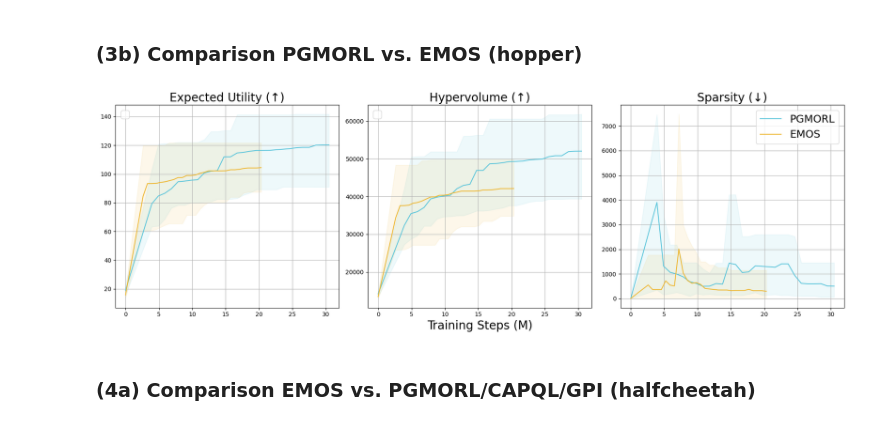
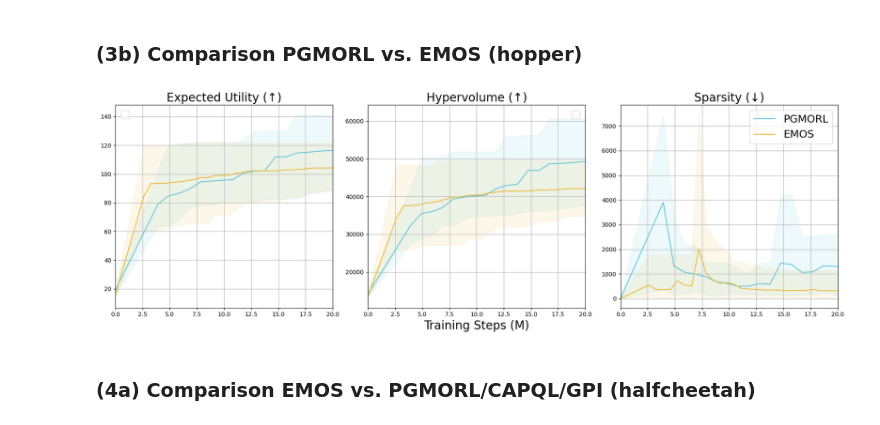
Before and after one commit to clarissakuemhof/masterthesis-public, a Jupyter notebook: export-data/export.ipynb, the cells around one changed output. Saved outputs shown, nothing was run; the diff lists cells and outputs as text; code cells hidden in the pictures.

```diff
--- a/export-data/export.ipynb
+++ b/export-data/export.ipynb
@@ -265,7 +265,7 @@ axes[2].legend()
 axes[2].grid(True)
 
 for ax in axes:
-    #ax.set_xlim(0, 20)
+    ax.set_xlim(0, 20)
     ax.set_xlabel(ax.get_xlabel(), fontdict={"fontsize": 20})
     ax.legend(prop={"size": 18})
     ax.grid(True)
@@ -326,35 +326,35 @@ axes[1].set_xlabel('Training Steps (M)', fontdict={"fontsize": 20})
 axes[1].legend()
 axes[1].grid(True)
 
 # Sparsity Plot (Right)
 axes[2].plot(df_sparsity_pgmorl["global_step"], df_sparsity_pgmorl["algo: PGMORL - eval/sparsity"], label='PGMORL', color='#5BC5DB')
 axes[2].fill_between(df_sparsity_pgmorl["global_step"],
                      df_sparsity_pgmorl["algo: PGMORL - eval/sparsity__MIN"],
                      df_sparsity_pgmorl["algo: PGMORL - eval/sparsity__MAX"],
                      color='#5BC5DB', alpha=0.1)
 
 axes[2].plot(df_sparsity_emos["global_step"], df_sparsity_emos["algo: EMOS - eval/sparsity"], label='EMOS', color='#EDB732')
 axes[2].fill_between(df_sparsity_emos["global_step"],
                      df_sparsity_emos["algo: EMOS - eval/sparsity__MIN"],
                      df_sparsity_emos["algo: EMOS - eval/sparsity__MAX"],
                      color='#EDB732', alpha=0.1)
 
 axes[2].set_title('Sparsity (↓)', fontdict={"fontsize": 20})
 axes[2].legend()
 axes[2].grid(True)
 
 for ax in axes:
-    #ax.set_xlim(0, 20)
+    ax.set_xlim(0, 20)
     ax.set_xlabel(ax.get_xlabel(), fontdict={"fontsize": 20})
     ax.legend(prop={"size": 18})
     ax.grid(True)
 
 plt.savefig("/Users/clarissakuemhof/Library/Mobile Documents/com~apple~CloudDocs/LMU/5. Semester/Masterarbeit/plots-thesis/pgmorl-emos-hopper.pdf", format="pdf", bbox_inches="tight")
 
 plt.tight_layout()
 plt.show()
 # %% [output]
-[figure, old version]
+[figure, new version]
 # %% [markdown]
 ### (4a) Comparison EMOS vs. PGMORL/CAPQL/GPI (halfcheetah)
 # %%
```
Also changed, not shown: parts of 1 cell of this notebook, 3 other files.
